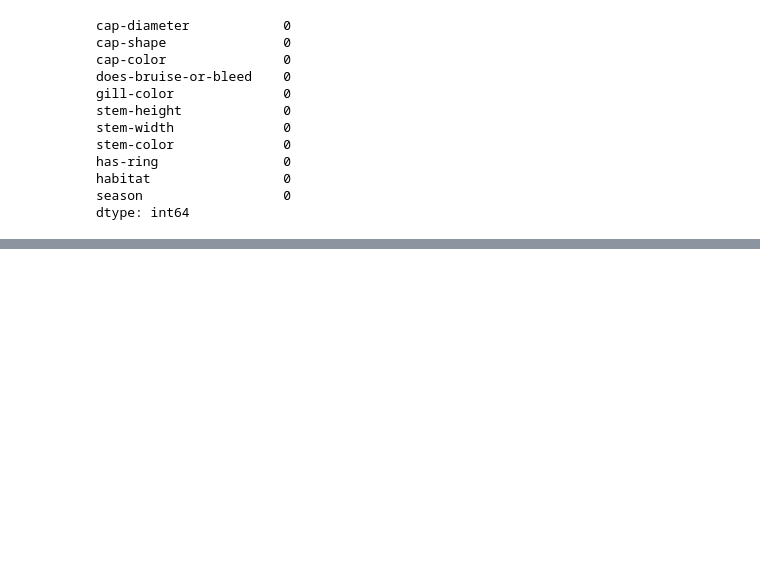
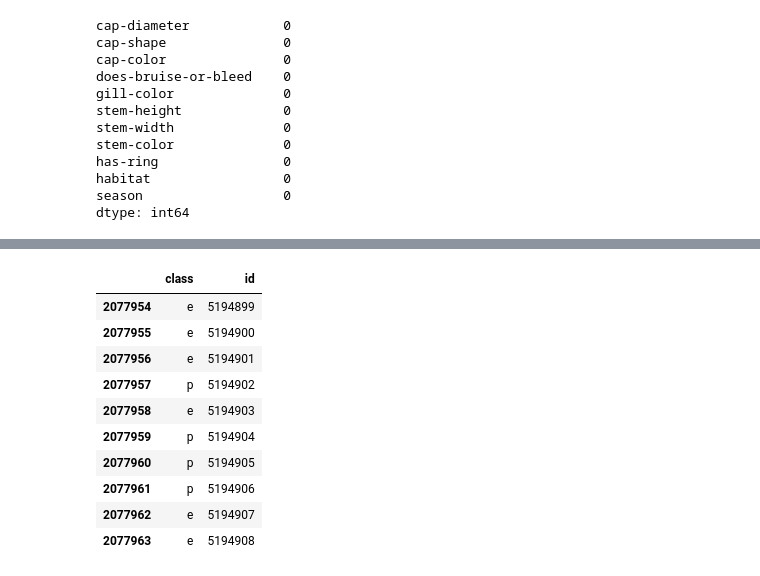
Before and after one commit to th4ruka/machine-learning, a Jupyter notebook: kaggle/competitions/Binary_Prediction_of_Poisonous_Mushrooms/001_mushroom_classifier.ipynb, the cells around one changed output, grey strips where cells are left out. Cells and saved outputs as stored; diff of their text form; code cells hidden in the pictures; blank space fills up the shorter version.

```diff
--- a/kaggle/competitions/Binary_Prediction_of_Poisonous_Mushrooms/001_mushroom_classifier.ipynb
+++ b/kaggle/competitions/Binary_Prediction_of_Poisonous_Mushrooms/001_mushroom_classifier.ipynb
@@ -458 +424,15 @@ predictions.tail(10)
+# %%
+predictions.tail(10)
+# %% [output]
+|  | class | id |
+| 2077954 | e | 5194899 |
+| 2077955 | e | 5194900 |
+| 2077956 | e | 5194901 |
+| 2077957 | p | 5194902 |
+| 2077958 | e | 5194903 |
+| 2077959 | p | 5194904 |
+| 2077960 | p | 5194905 |
+| 2077961 | p | 5194906 |
+| 2077962 | e | 5194907 |
+| 2077963 | e | 5194908 |
 # %%
```
Also changed, not shown: parts of 23 cells of this notebook.
